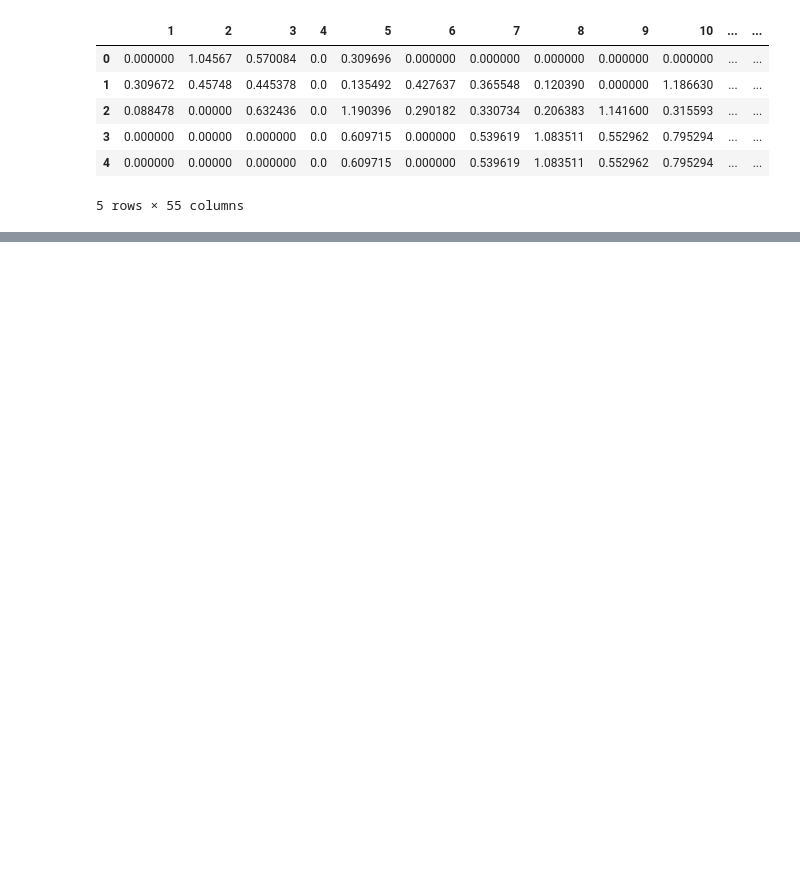
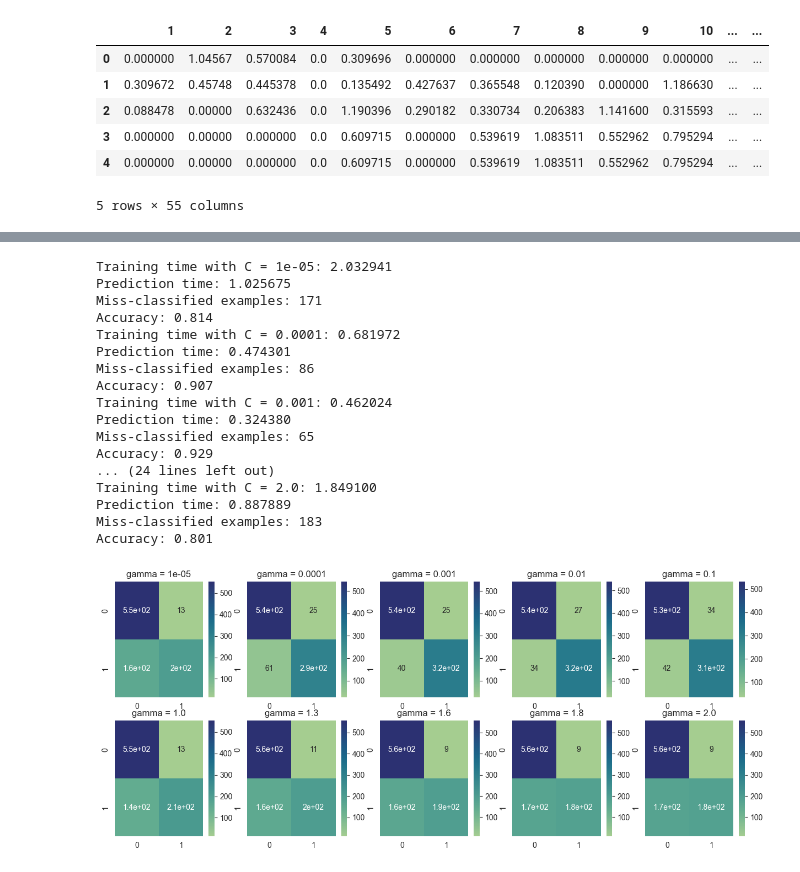
Before and after one commit to filippovicidomini/TF-IDF, a Jupyter notebook: SVM_rbf.ipynb, the cells around one changed output, grey strips where cells are left out. Saved outputs shown, nothing was run; the diff lists cells and outputs as text; code cells hidden in the pictures; blank space fills up the shorter version.

```diff
--- a/SVM_rbf.ipynb
+++ b/SVM_rbf.ipynb
@@ -68,0 +68,38 @@ weighted avg       0.93      0.93      0.92       921
+# %%
+# qui faccio il learning
+import numpy as np
+c = [0.00001,0.0001, 0.001, 0.01, 0.1, 1.0, 1.3, 1.6, 1.8, 2.0]
+fis, axs = plt.subplots(2, 5, figsize=(15, 6))
+
+for i in range(10):
+    svcclassifier = SVC(kernel='rbf', C=10, gamma=c[i])
+    start_time = time.time()
+    svcclassifier.fit(X_train, y_train)
+    print(f'Training time with C = {c[i]}: %f' % (time.time() - start_time))
+    start_time = time.time()
+    y_predict = svcclassifier.predict(X_test)
+    print('Prediction time: %f' % (time.time() - start_time))
+    print('Miss-classified examples: %d' % (y_test != y_predict).sum())
+    print('Accuracy: %.3f' % accuracy_score(y_test, y_predict))
+    cm = confusion_matrix(y_test, y_predict)
+    sn.heatmap(cm, annot=True, ax=axs[int(i / 5), i % 5],  cmap="crest")
+    axs[int(i / 5), i % 5].set_title('gamma = ' + str(c[i]))
+# %% [output]
+Training time with C = 1e-05: 2.032941
+Prediction time: 1.025675
+Miss-classified examples: 171
+Accuracy: 0.814
+Training time with C = 0.0001: 0.681972
+Prediction time: 0.474301
+Miss-classified examples: 86
+Accuracy: 0.907
+Training time with C = 0.001: 0.462024
+Prediction time: 0.324380
+Miss-classified examples: 65
+Accuracy: 0.929
+... (24 lines left out)
+Training time with C = 2.0: 1.849100
+Prediction time: 0.887889
+Miss-classified examples: 183
+Accuracy: 0.801
+[figure, added]
```
Also changed, not shown: parts of 7 cells of this notebook.
